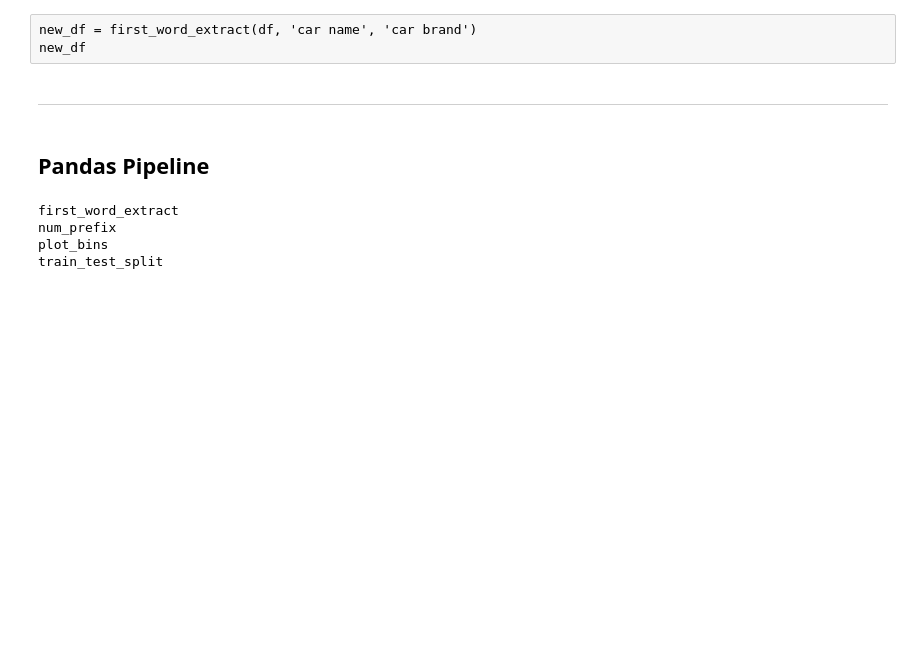
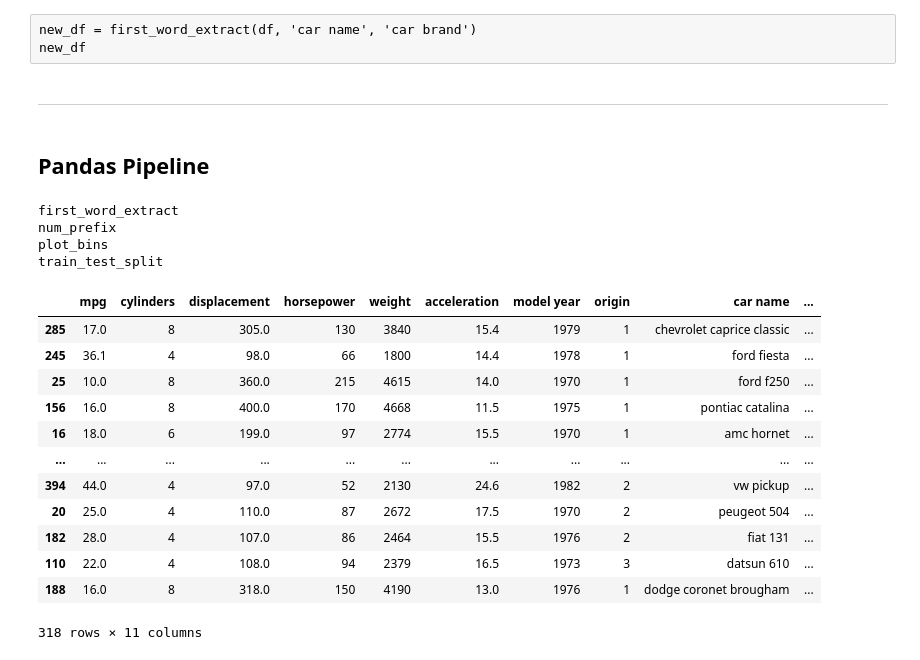
Before and after one commit to roijacob/data-science-projects, a Jupyter notebook: auto-mpg/notebook.ipynb, the cells around one changed output. Drawn from its saved outputs; the diff is of its cells as text; code cells hidden in the pictures; blank space fills up the shorter version.

```diff
--- a/auto-mpg/notebook.ipynb
+++ b/auto-mpg/notebook.ipynb
@@ -158,3 +156,19 @@ train_test_split
 X_train_pdpipe = (mpg_df.pipe(num_prefix, 'model year')
                      .pipe(first_word_extract, 'car name', 'car brand')
                  )
+# %%
+X_train_pdpipe
+# %% [output]
+|  | mpg | cylinders | displacement | horsepower | weight | acceleration | model year | origin | car name | ... |
+| 285 | 17.0 | 8 | 305.0 | 130 | 3840 | 15.4 | 1979 | 1 | chevrolet caprice classic | ... |
+| 245 | 36.1 | 4 | 98.0 | 66 | 1800 | 14.4 | 1978 | 1 | ford fiesta | ... |
+| 25 | 10.0 | 8 | 360.0 | 215 | 4615 | 14.0 | 1970 | 1 | ford f250 | ... |
+| 156 | 16.0 | 8 | 400.0 | 170 | 4668 | 11.5 | 1975 | 1 | pontiac catalina | ... |
+| 16 | 18.0 | 6 | 199.0 | 97 | 2774 | 15.5 | 1970 | 1 | amc hornet | ... |
+| ... | ... | ... | ... | ... | ... | ... | ... | ... | ... | ... |
+| 394 | 44.0 | 4 | 97.0 | 52 | 2130 | 24.6 | 1982 | 2 | vw pickup | ... |
+| 20 | 25.0 | 4 | 110.0 | 87 | 2672 | 17.5 | 1970 | 2 | peugeot 504 | ... |
+| 182 | 28.0 | 4 | 107.0 | 86 | 2464 | 15.5 | 1976 | 2 | fiat 131 | ... |
+| 110 | 22.0 | 4 | 108.0 | 94 | 2379 | 16.5 | 1973 | 3 | datsun 610 | ... |
+| 188 | 16.0 | 8 | 318.0 | 150 | 4190 | 13.0 | 1976 | 1 | dodge coronet brougham | ... |
+318 rows × 11 columns
```
Also changed, not shown: parts of 1 cell of this notebook, 1 other file.
